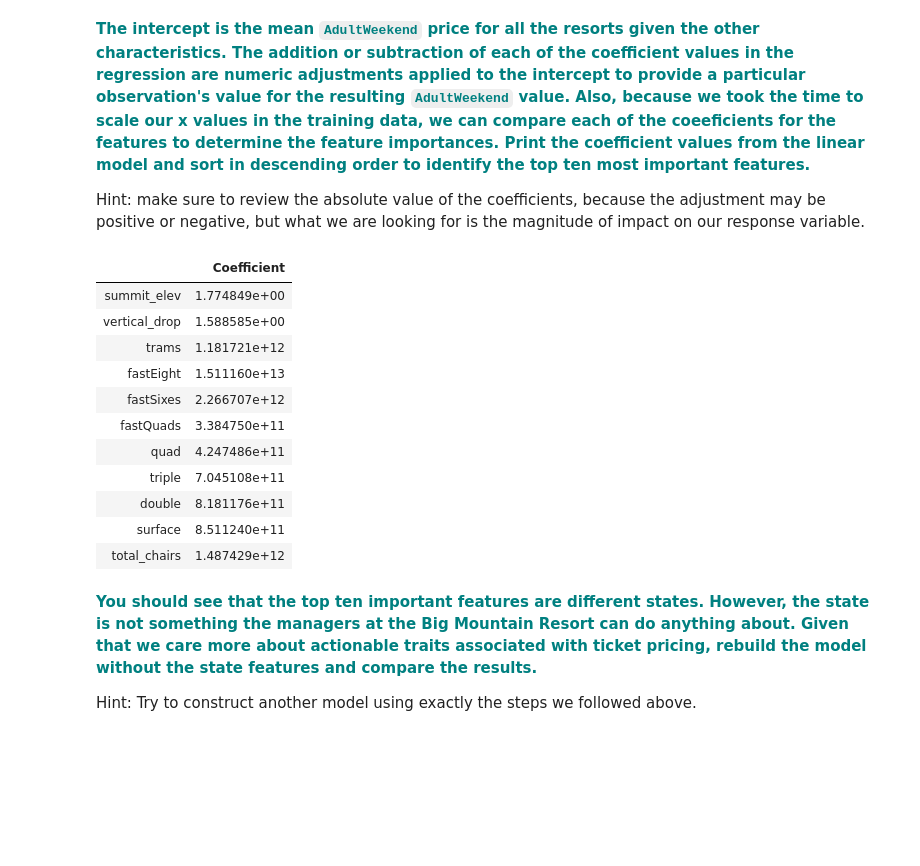
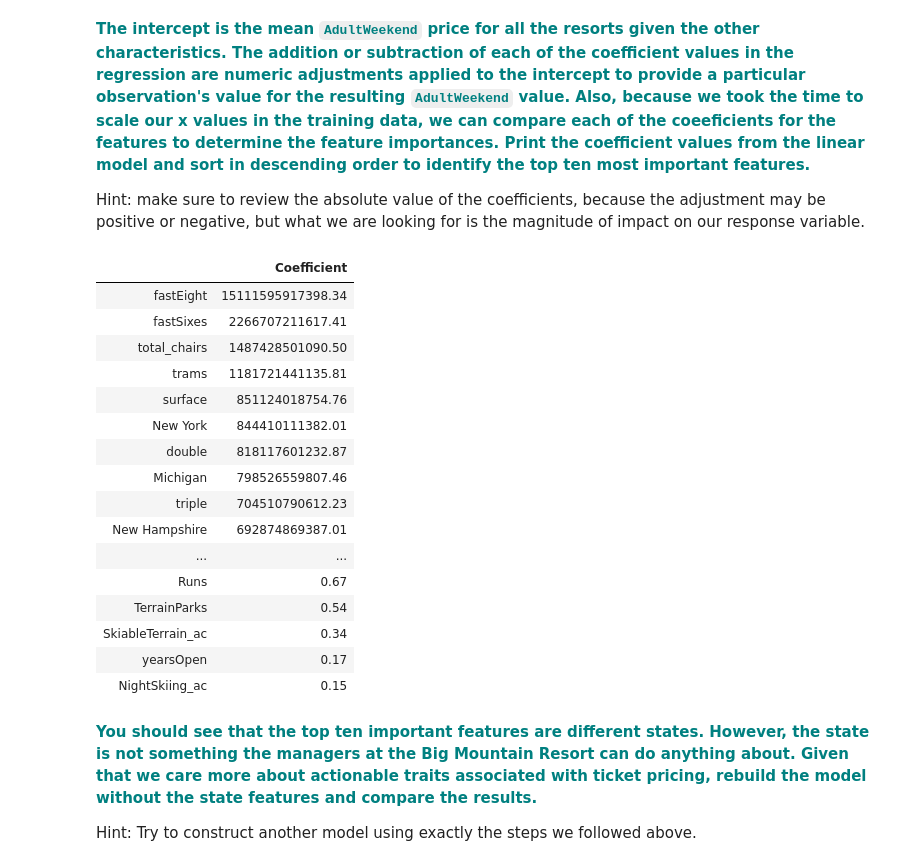
Before and after one commit to mehaksethi54/Project_Work, a Jupyter notebook: GuidedCapstoneStep4and5 (1).ipynb, the cells around one changed output. Cells and saved outputs as stored; diff of their text form; code cells hidden in the pictures; blank space fills up the shorter version.

```diff
--- a/GuidedCapstoneStep4and5 (1).ipynb
+++ b/GuidedCapstoneStep4and5 (1).ipynb
@@ -213,20 +213,27 @@ Hint: make sure to review the absolute value of the coefficients, because the ad
 # %%
 # You might want to make a pandas DataFrame displaying the coefficients for each state like so:
 a=pd.DataFrame(abs(lm.coef_), X.columns, columns=['Coefficient'])
-a.head(11) ###Not getting states in top10
-# %% [output]
-|  | Coefficient |
-| summit_elev | 1.774849e+00 |
-| vertical_drop | 1.588585e+00 |
-| trams | 1.181721e+12 |
-| fastEight | 1.511160e+13 |
-| fastSixes | 2.266707e+12 |
-| fastQuads | 3.384750e+11 |
-| quad | 4.247486e+11 |
-| triple | 7.045108e+11 |
-| double | 8.181176e+11 |
-| surface | 8.511240e+11 |
-| total_chairs | 1.487429e+12 |
+# %%
+sort_a=a.sort_values(by='Coefficient', ascending=False)
+sort_a
+# %% [output]
+|  | Coefficient |
+| fastEight | 15111595917398.34 |
+| fastSixes | 2266707211617.41 |
+| total_chairs | 1487428501090.50 |
+| trams | 1181721441135.81 |
+| surface | 851124018754.76 |
+| New York | 844410111382.01 |
+| double | 818117601232.87 |
+| Michigan | 798526559807.46 |
+| triple | 704510790612.23 |
+| New Hampshire | 692874869387.01 |
+| ... | ... |
+| Runs | 0.67 |
+| TerrainParks | 0.54 |
+| SkiableTerrain_ac | 0.34 |
+| yearsOpen | 0.17 |
+| NightSkiing_ac | 0.15 |
 # %% [markdown]
 **<font color='teal'>You should see that the top ten important features are different states. However, the state is not something the managers at the Big Mountain Resort can do anything about. Given that we care more about actionable traits associated with ticket pricing, rebuild the model without the state features and compare the results. </font>**
 
```
Also changed, not shown: parts of 11 cells of this notebook.
